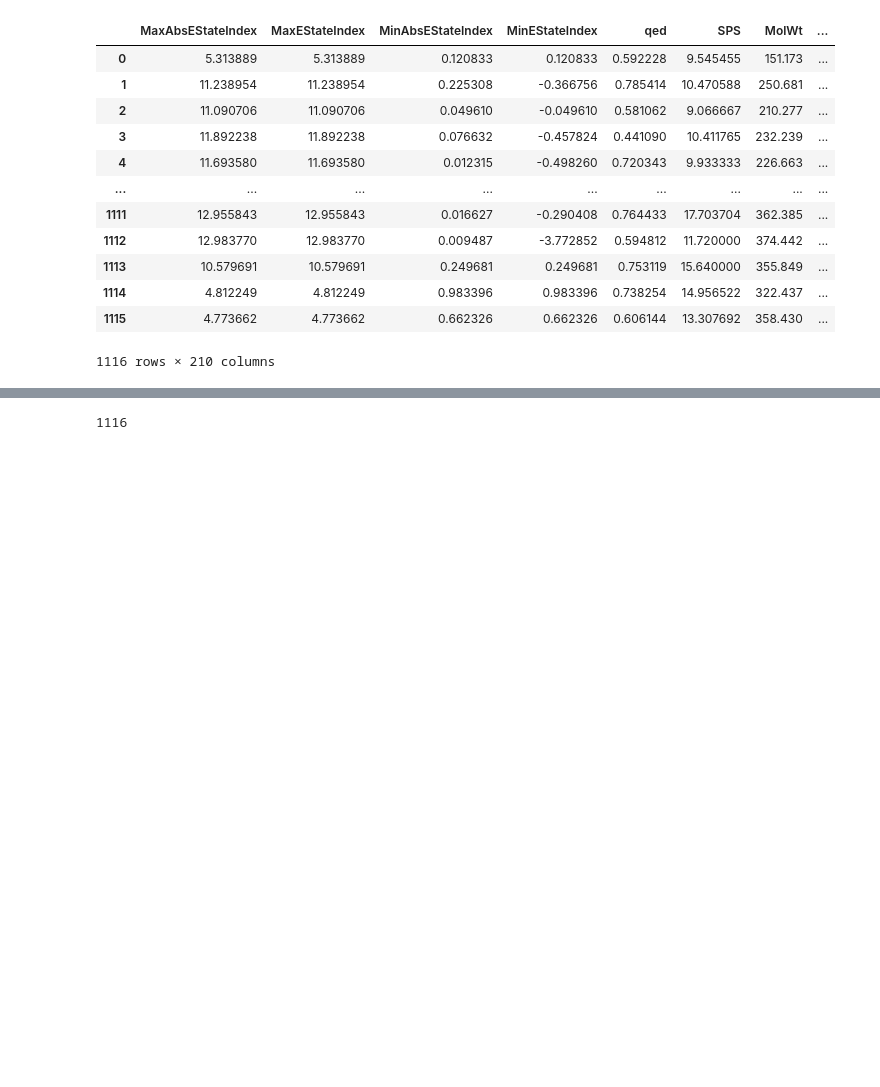
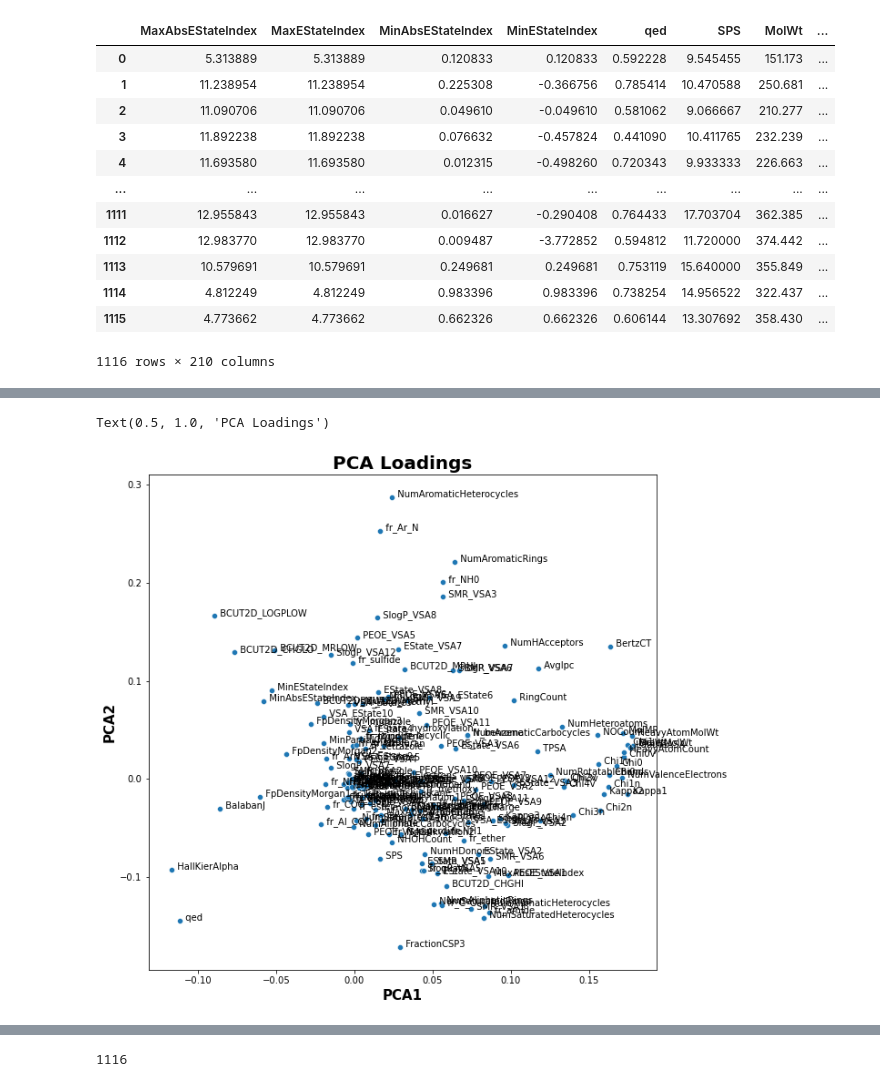
Before and after one commit to Tim0828/8CC00-groep-9, a Jupyter notebook: Clustering.ipynb, the cells around one changed output, grey strips where cells are left out. Drawn from its saved outputs; the diff is of its cells as text; code cells hidden in the pictures; blank space fills up the shorter version.

```diff
--- a/Clustering.ipynb
+++ b/Clustering.ipynb
@@ -32,0 +91,25 @@ df_scaled
+# %%
+# creating PCA DataFrame:
+n = 20
+pca_numbers = list(range(1,n+1))
+pca = sklearn.decomposition.PCA(n)
+df_pca = pca.fit_transform(df_scaled)
+df_pca = pd.DataFrame(data= df_pca, columns=["PCA{}".format(pca) for pca in pca_numbers])
+
+# getting PCA loadings:
+loadings = pca.components_
+loadings_pca_1 = loadings[0]
+loadings_pca_2 = loadings[1]
+
+# plotting the loadings:
+fig, ax = plt.subplots(figsize = (10,10))
+sns.scatterplot(x=loadings_pca_1,y=loadings_pca_2, ax=ax)
+for i in range(len(attributes)):
+    ax.text(x=loadings_pca_1[i],y=loadings_pca_2[i],s="  "+str(attributes[i]))
+
+ax.set_xlabel("PCA1",weight="bold", size= 15)
+ax.set_ylabel("PCA2",weight="bold", size= 15)
+ax.set_title("PCA Loadings", weight="bold",size=20)
+# %% [output]
+Text(0.5, 1.0, 'PCA Loadings')
+[figure, added]
```
Also changed, not shown: parts of 5 cells of this notebook.
